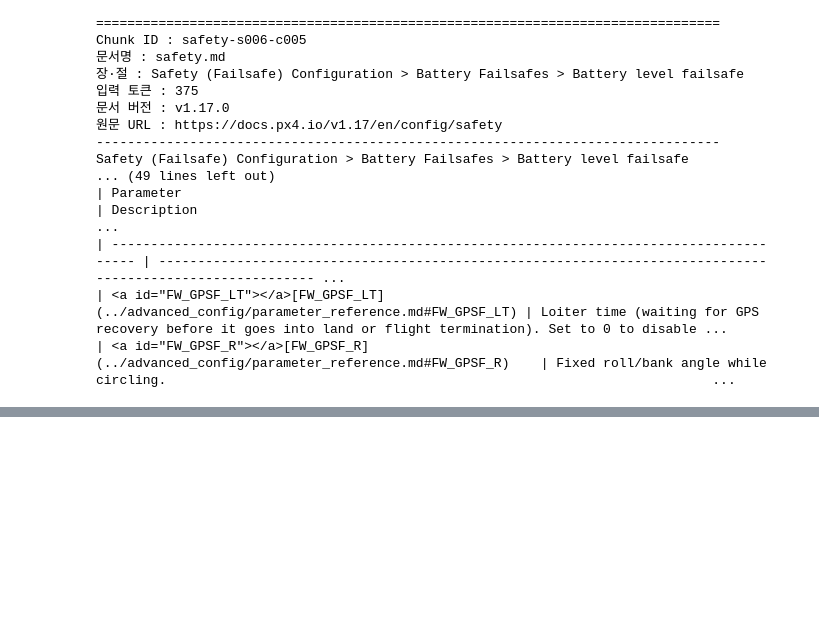
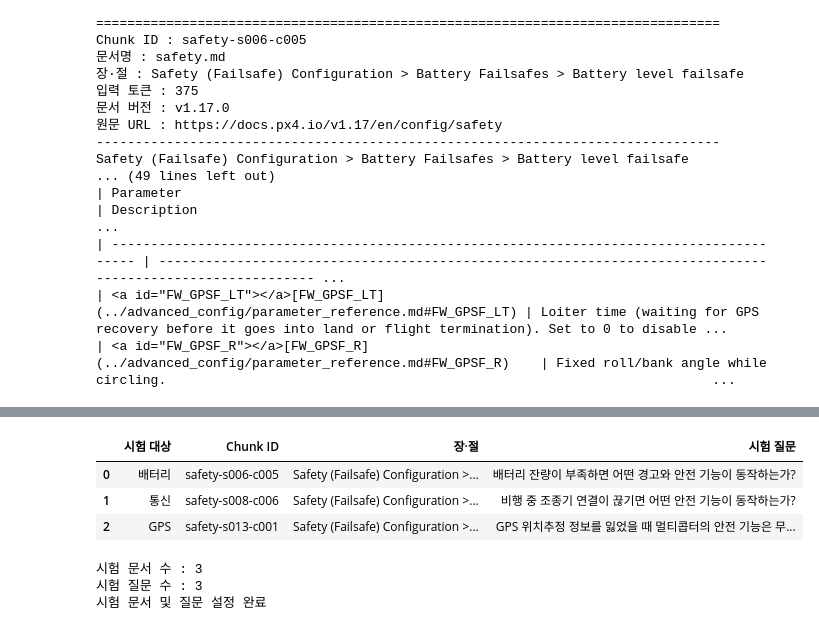
Before and after one commit to Phils-dev/RAG_Homework, a Jupyter notebook: PX4_RAG_v02.ipynb, the cells around one changed output, grey strips where cells are left out. Cells and saved outputs as stored; diff of their text form; code cells hidden in the pictures; blank space fills up the shorter version.

```diff
--- a/PX4_RAG_v02.ipynb
+++ b/PX4_RAG_v02.ipynb
@@ -2311,0 +2570,56 @@ Safety (Failsafe) Configuration > Battery Failsafes > Battery level failsafe
+# %%
+
+# 6.4-A. 시험 문서 및 질문 설정
+
+# 시험 대상 청크 ID 정의
+test_chunk_ids = {
+    "배터리": "safety-s006-c005",
+    "통신": "safety-s008-c006",
+    "GPS": "safety-s013-c001"
+}
+
+# 시험 문서 목록 생성
+test_documents = {}
+
+for topic, chunk_id in test_chunk_ids.items():
+
+    test_documents[topic] = next(
+        chunk for chunk in chunks
+        if chunk.metadata["chunk_id"] == chunk_id
+    )
+
+# 시험 질문 정의
+test_questions = {
+    "배터리": "배터리 잔량이 부족하면 어떤 경고와 안전 기능이 동작하는가?",
+    "통신": "비행 중 조종기 연결이 끊기면 어떤 안전 기능이 동작하는가?",
+    "GPS": "GPS 위치추정 정보를 잃었을 때 멀티콥터의 안전 기능은 무엇인가?"
+}
+
+# 시험 정보 목록 생성
+embedding_test_info = []
+
+for topic, document in test_documents.items():
+
+    embedding_test_info.append({
+        "시험 대상": topic,
+        "Chunk ID": document.metadata["chunk_id"],
+        "장·절": document.metadata["section"],
+        "시험 질문": test_questions[topic]
+    })
+
+# 시험 정보 출력
+df_embedding_test = pd.DataFrame(embedding_test_info)
+
+display(df_embedding_test)
+
+print("시험 문서 수 :", len(test_documents))
+print("시험 질문 수 :", len(test_questions))
+print("시험 문서 및 질문 설정 완료")
+# %% [output]
+|  | 시험 대상 | Chunk ID | 장·절 | 시험 질문 |
+| 0 | 배터리 | safety-s006-c005 | Safety (Failsafe) Configuration >... | 배터리 잔량이 부족하면 어떤 경고와 안전 기능이 동작하는가? |
+| 1 | 통신 | safety-s008-c006 | Safety (Failsafe) Configuration >... | 비행 중 조종기 연결이 끊기면 어떤 안전 기능이 동작하는가? |
+| 2 | GPS | safety-s013-c001 | Safety (Failsafe) Configuration >... | GPS 위치추정 정보를 잃었을 때 멀티콥터의 안전 기능은 무... |
+시험 문서 수 : 3
+시험 질문 수 : 3
+시험 문서 및 질문 설정 완료
```
Also changed, not shown: parts of 137 cells of this notebook.
